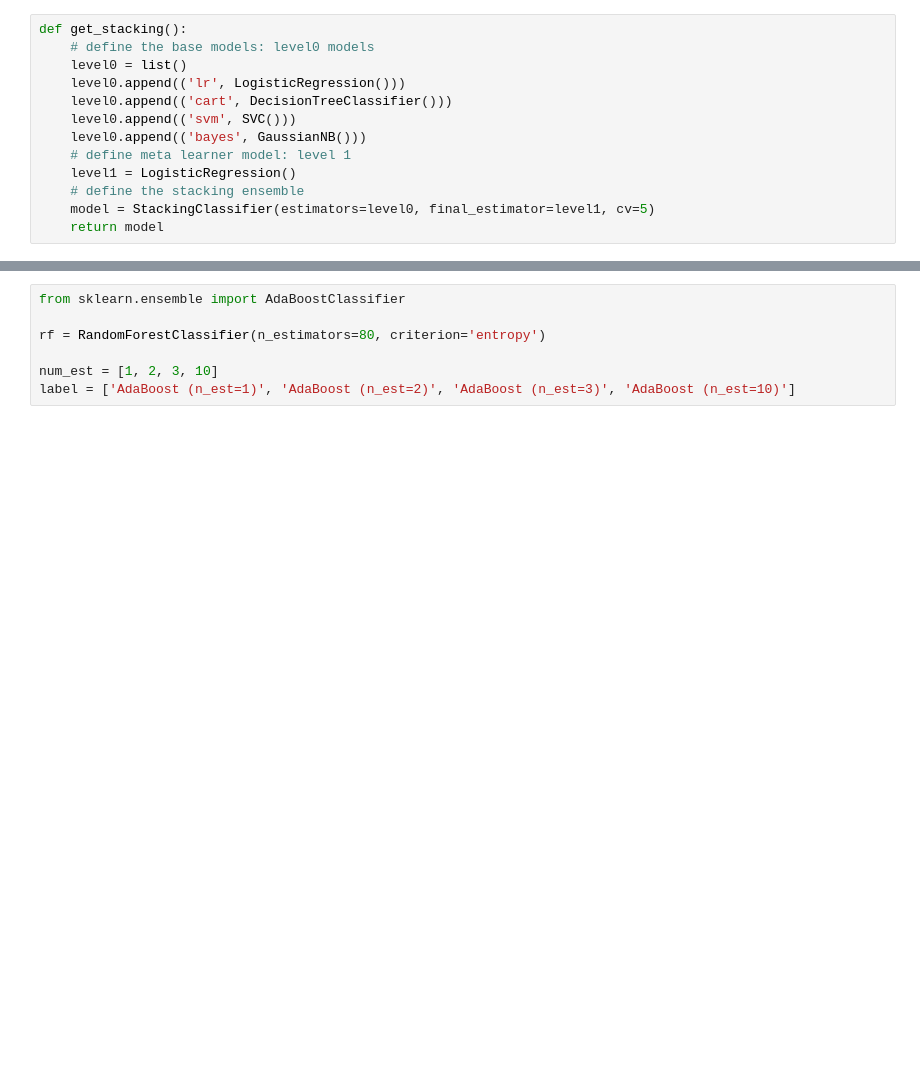
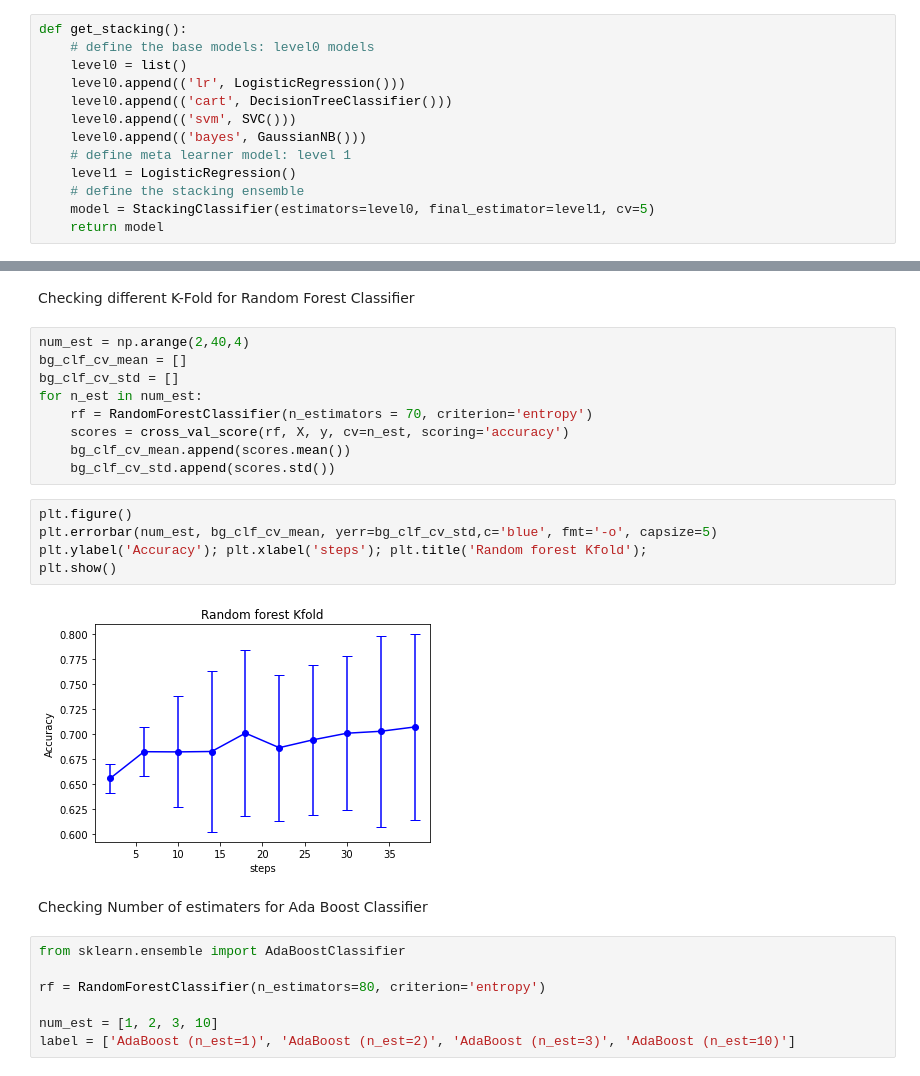
Before and after one commit to divyakumar95/HumanCount, a Jupyter notebook: MachineLearning-CA01.ipynb, the cells around one changed output, grey strips where cells are left out. Drawn from its saved outputs; the diff is of its cells as text; blank space fills up the shorter version.

```diff
--- a/MachineLearning-CA01.ipynb
+++ b/MachineLearning-CA01.ipynb
@@ -344,3 +247,23 @@ plt.show()
+# %% [markdown]
+Checking different K-Fold for Random Forest Classifier
+# %%
+num_est = np.arange(2,40,4)
+bg_clf_cv_mean = []
+bg_clf_cv_std = []
+for n_est in num_est:
+    rf = RandomForestClassifier(n_estimators = 70, criterion='entropy')
+    scores = cross_val_score(rf, X, y, cv=n_est, scoring='accuracy')
+    bg_clf_cv_mean.append(scores.mean())
+    bg_clf_cv_std.append(scores.std())
+# %%
+plt.figure()
+plt.errorbar(num_est, bg_clf_cv_mean, yerr=bg_clf_cv_std,c='blue', fmt='-o', capsize=5)
+plt.ylabel('Accuracy'); plt.xlabel('steps'); plt.title('Random forest Kfold');
+plt.show()
+# %% [output]
+[figure, added]
+# %% [markdown]
+Checking Number of estimaters for Ada Boost Classifier
 # %%
 from sklearn.ensemble import AdaBoostClassifier
 
```
Also changed, not shown: parts of 70 cells of this notebook, 2 other files.
